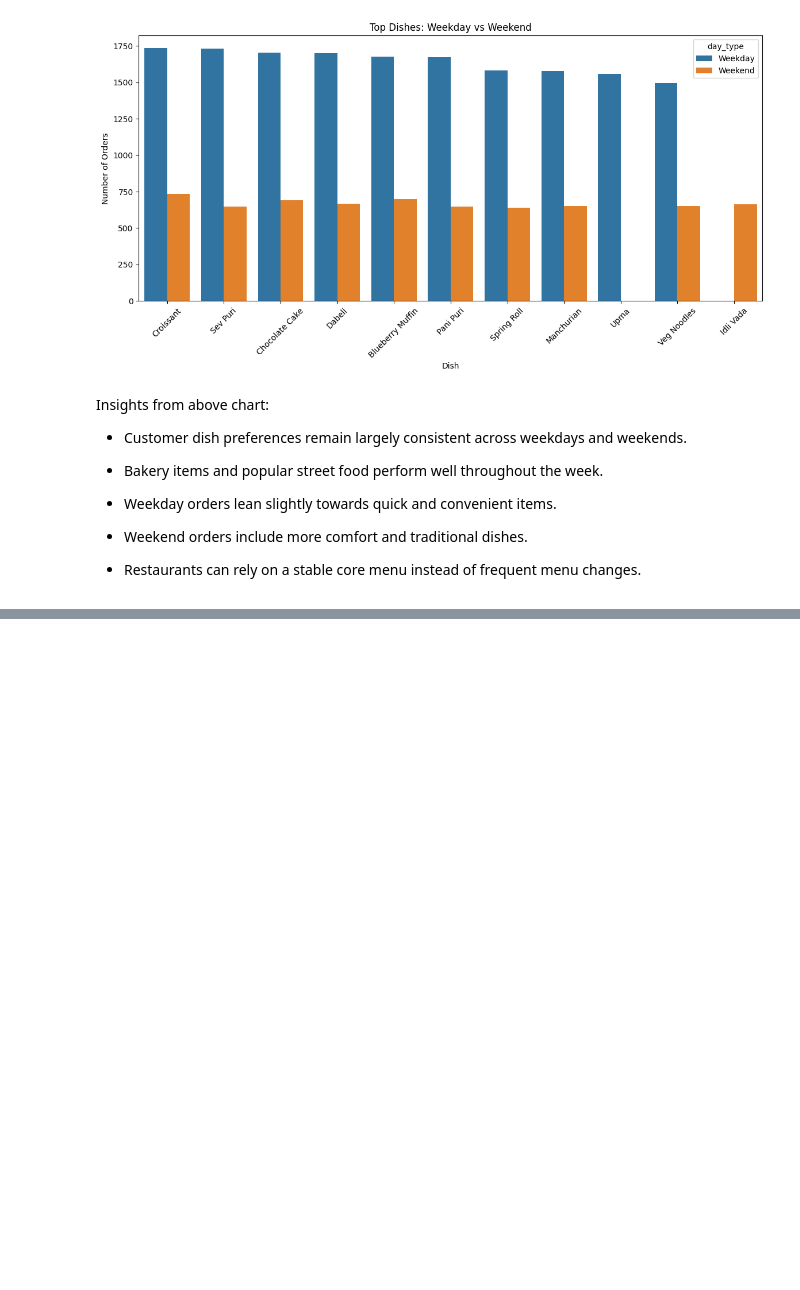
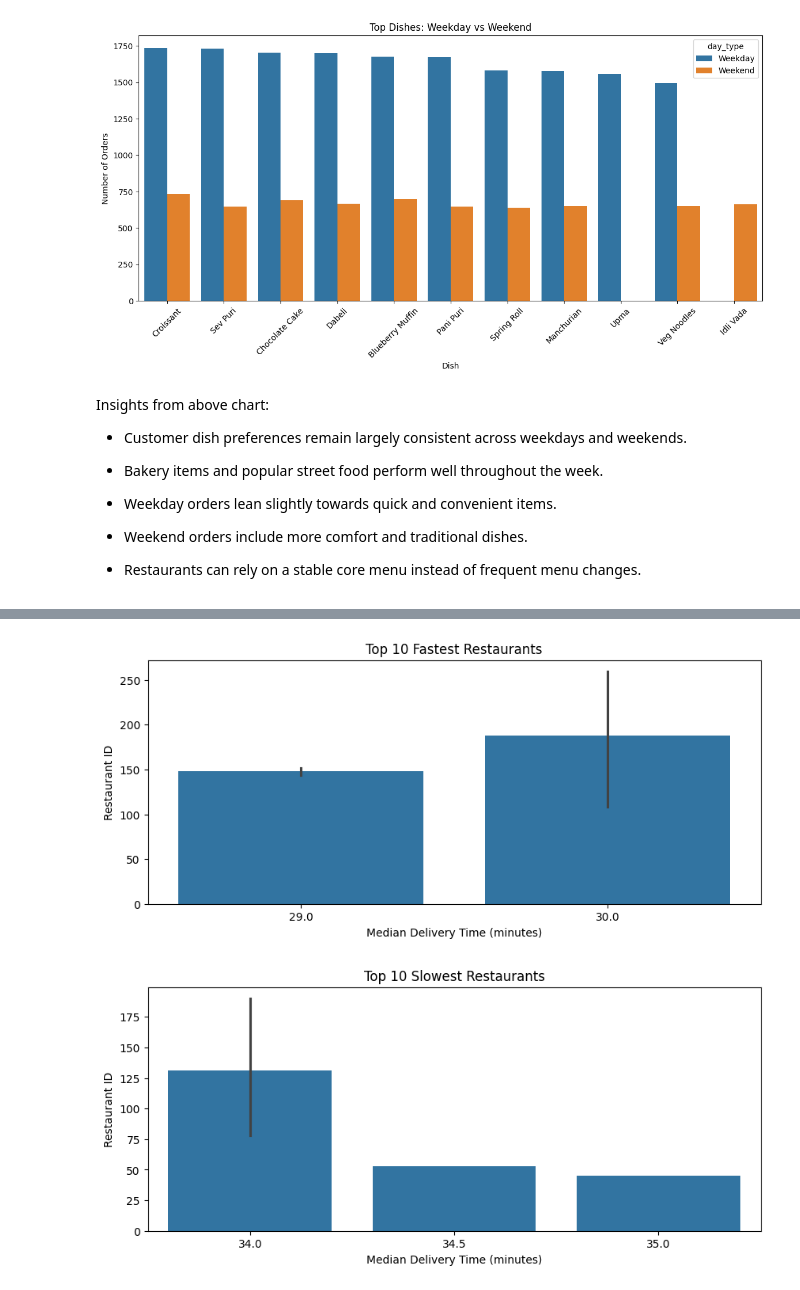
Before and after one commit to AvadhootAK/Restuarant-Data-Project, a Jupyter notebook: customer_behavior_analysis.ipynb, the cells around one changed output, grey strips where cells are left out. Saved outputs shown, nothing was run; the diff lists cells and outputs as text; code cells hidden in the pictures; blank space fills up the shorter version.

```diff
--- a/customer_behavior_analysis.ipynb
+++ b/customer_behavior_analysis.ipynb
@@ -473,0 +574,4 @@ Insights from above chart:
+# %%
+restaurant_delivery = restaurant_delivery[
+    restaurant_delivery['order_count'] >= 30
+]
@@ -473,0 +587,34 @@ Insights from above chart:
+# %%
+fast_restaurants = restaurant_delivery.sort_values(
+    by='median_delivery_time'
+).head(10)
+
+slow_restaurants = restaurant_delivery.sort_values(
+    by='median_delivery_time',
+    ascending=False
+).head(10)
+# %%
+plt.figure(figsize=(10,4))
+sns.barplot(
+    data=fast_restaurants,
+    x='median_delivery_time',
+    y='restaurant_id'
+)
+plt.title("Top 10 Fastest Restaurants")
+plt.xlabel("Median Delivery Time (minutes)")
+plt.ylabel("Restaurant ID")
+plt.show()
+
+plt.figure(figsize=(10,4))
+sns.barplot(
+    data=slow_restaurants,
+    x='median_delivery_time',
+    y='restaurant_id'
+)
+plt.title("Top 10 Slowest Restaurants")
+plt.xlabel("Median Delivery Time (minutes)")
+plt.ylabel("Restaurant ID")
+plt.show()
+# %% [output]
+[figure, added]
+[figure, added]
```
Also changed, not shown: parts of 12 cells of this notebook.
